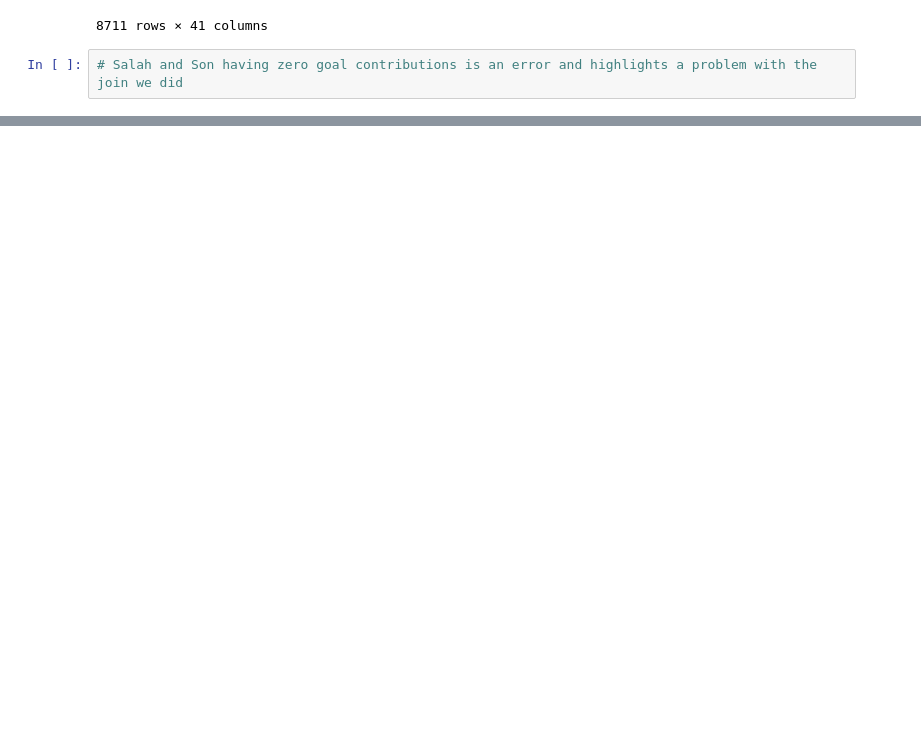
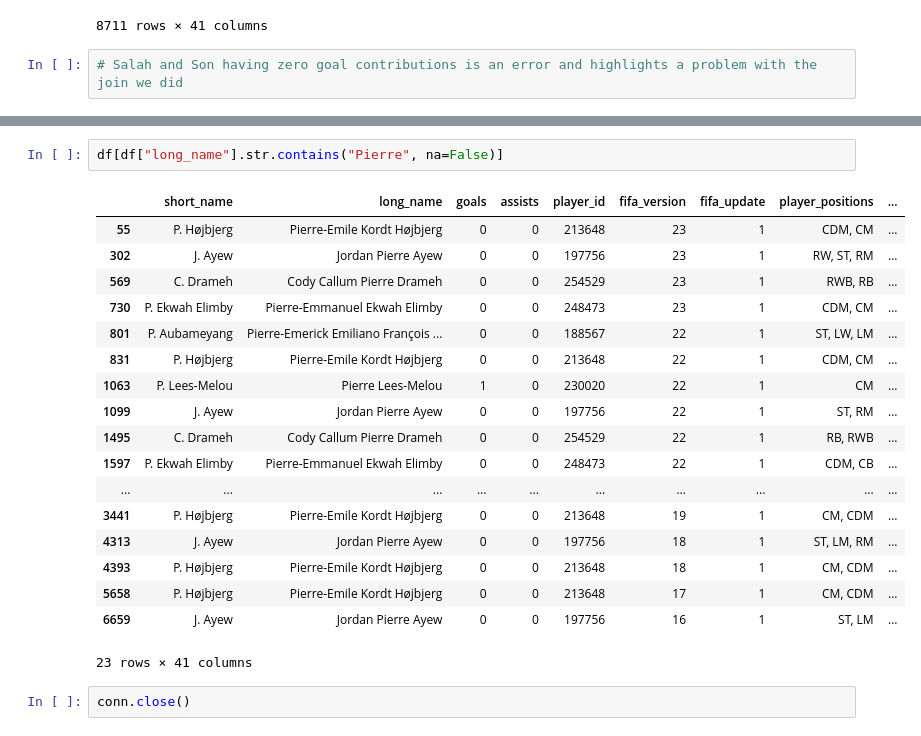
Before and after one commit to JonathonLeiding/fifa-score-analysis, a Jupyter notebook: jup_notebooks/exploratory_prem_analysis.ipynb, the cells around one changed output, grey strips where cells are left out. Saved outputs shown, nothing was run; the diff lists cells and outputs as text; blank space fills up the shorter version.

```diff
--- a/jup_notebooks/exploratory_prem_analysis.ipynb
+++ b/jup_notebooks/exploratory_prem_analysis.ipynb
@@ -60,0 +208,23 @@ df
+# %%
+df[df["long_name"].str.contains("Pierre", na=False)]
+# %% [output]
+|  | short_name | long_name | goals | assists | player_id | fifa_version | fifa_update | player_positions | ... |
+| 55 | P. Højbjerg | Pierre-Emile Kordt Højbjerg | 0 | 0 | 213648 | 23 | 1 | CDM, CM | ... |
+| 302 | J. Ayew | Jordan Pierre Ayew | 0 | 0 | 197756 | 23 | 1 | RW, ST, RM | ... |
+| 569 | C. Drameh | Cody Callum Pierre Drameh | 0 | 0 | 254529 | 23 | 1 | RWB, RB | ... |
+| 730 | P. Ekwah Elimby | Pierre-Emmanuel Ekwah Elimby | 0 | 0 | 248473 | 23 | 1 | CDM, CM | ... |
+| 801 | P. Aubameyang | Pierre-Emerick Emiliano François ... | 0 | 0 | 188567 | 22 | 1 | ST, LW, LM | ... |
+| 831 | P. Højbjerg | Pierre-Emile Kordt Højbjerg | 0 | 0 | 213648 | 22 | 1 | CDM, CM | ... |
+| 1063 | P. Lees-Melou | Pierre Lees-Melou | 1 | 0 | 230020 | 22 | 1 | CM | ... |
+| 1099 | J. Ayew | Jordan Pierre Ayew | 0 | 0 | 197756 | 22 | 1 | ST, RM | ... |
+| 1495 | C. Drameh | Cody Callum Pierre Drameh | 0 | 0 | 254529 | 22 | 1 | RB, RWB | ... |
+| 1597 | P. Ekwah Elimby | Pierre-Emmanuel Ekwah Elimby | 0 | 0 | 248473 | 22 | 1 | CDM, CB | ... |
+| ... | ... | ... | ... | ... | ... | ... | ... | ... | ... |
+| 3441 | P. Højbjerg | Pierre-Emile Kordt Højbjerg | 0 | 0 | 213648 | 19 | 1 | CM, CDM | ... |
+| 4313 | J. Ayew | Jordan Pierre Ayew | 0 | 0 | 197756 | 18 | 1 | ST, LM, RM | ... |
+| 4393 | P. Højbjerg | Pierre-Emile Kordt Højbjerg | 0 | 0 | 213648 | 18 | 1 | CM, CDM | ... |
+| 5658 | P. Højbjerg | Pierre-Emile Kordt Højbjerg | 0 | 0 | 213648 | 17 | 1 | CM, CDM | ... |
+| 6659 | J. Ayew | Jordan Pierre Ayew | 0 | 0 | 197756 | 16 | 1 | ST, LM | ... |
+23 rows × 41 columns
+# %%
+conn.close()
```
Also changed, not shown: parts of 12 cells of this notebook, 3 other files.
